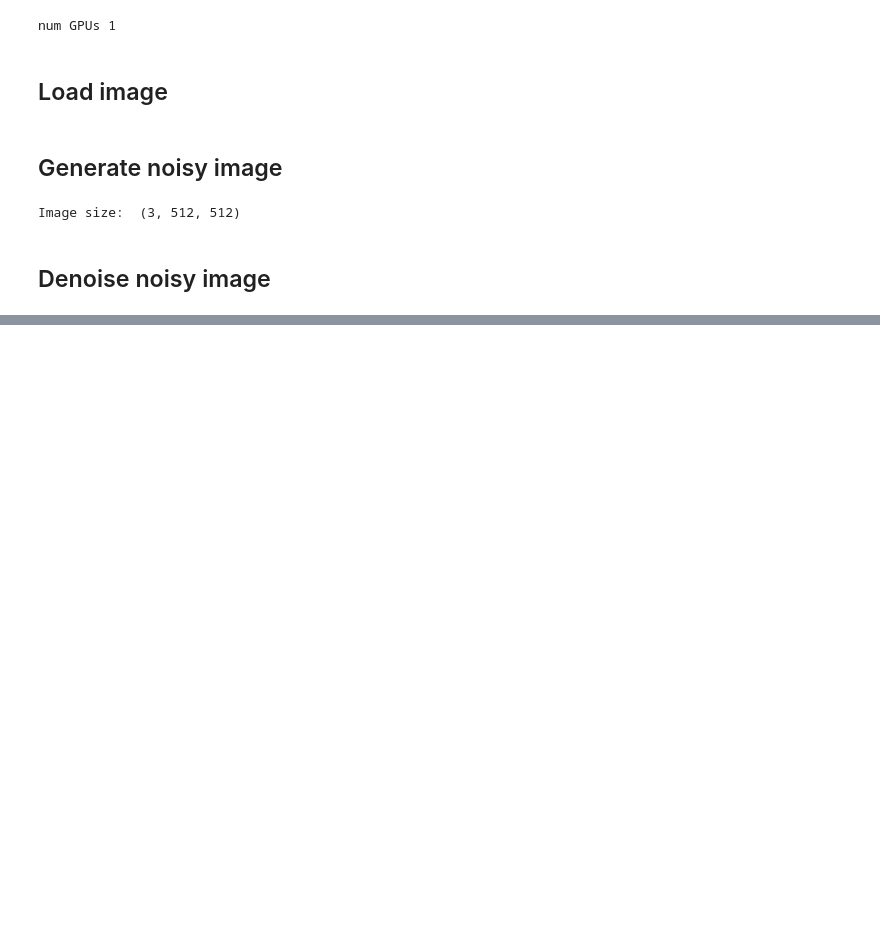
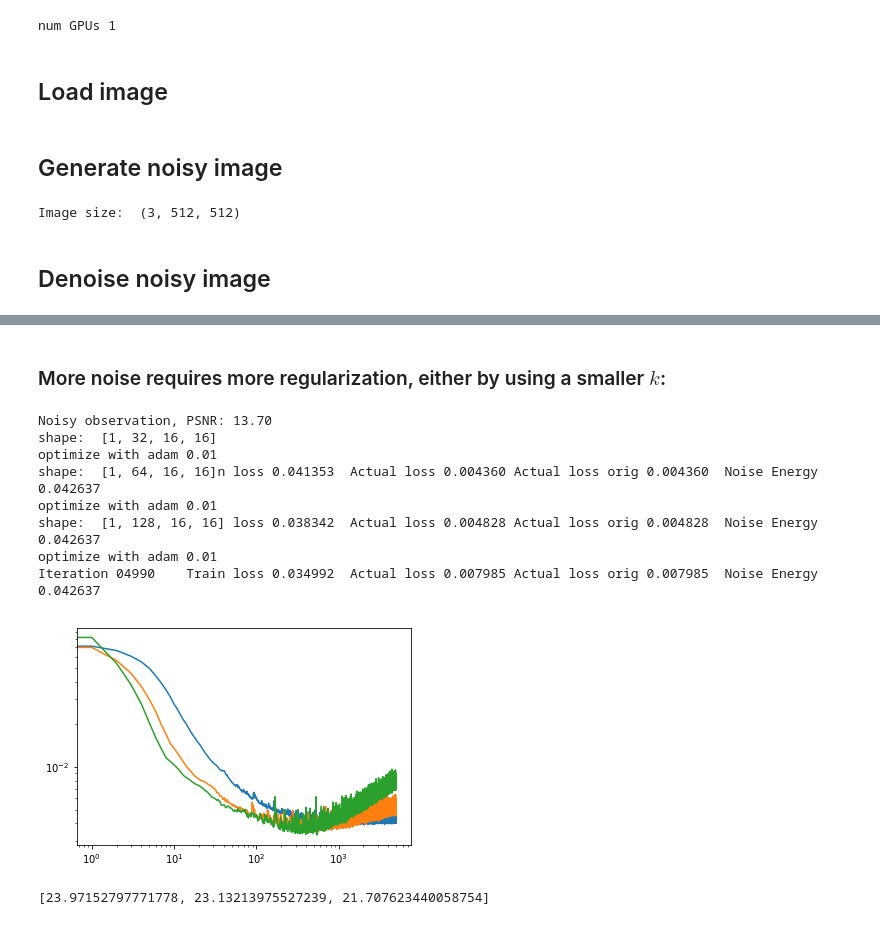
Before and after one commit to reinhardh/supplement_deep_decoder, a Jupyter notebook: denoising.ipynb, the cells around one changed output, grey strips where cells are left out. Cells and saved outputs as stored; diff of their text form; code cells hidden in the pictures; blank space fills up the shorter version.

```diff
--- a/denoising.ipynb
+++ b/denoising.ipynb
@@ -117,0 +180,16 @@ plt.show()
+# %% [markdown]
+### More noise requires more regularization, either by using a smaller $k$:
+# %%
+ks = [32,64,128]
+best_k(ks,sig=60,numit=5000,noise_same=True)
+# %% [output]
+Noisy observation, PSNR: 13.70
+shape:  [1, 32, 16, 16]
+optimize with adam 0.01
+shape:  [1, 64, 16, 16]n loss 0.041353  Actual loss 0.004360 Actual loss orig 0.004360  Noise Energy 0.042637
+optimize with adam 0.01
+shape:  [1, 128, 16, 16] loss 0.038342  Actual loss 0.004828 Actual loss orig 0.004828  Noise Energy 0.042637
+optimize with adam 0.01
+Iteration 04990    Train loss 0.034992  Actual loss 0.007985 Actual loss orig 0.007985  Noise Energy 0.042637
+[figure, added]
+[23.97152797771778, 23.13213975527239, 21.707623440058754]
```
Also changed, not shown: parts of 13 cells of this notebook, 6 other files.
